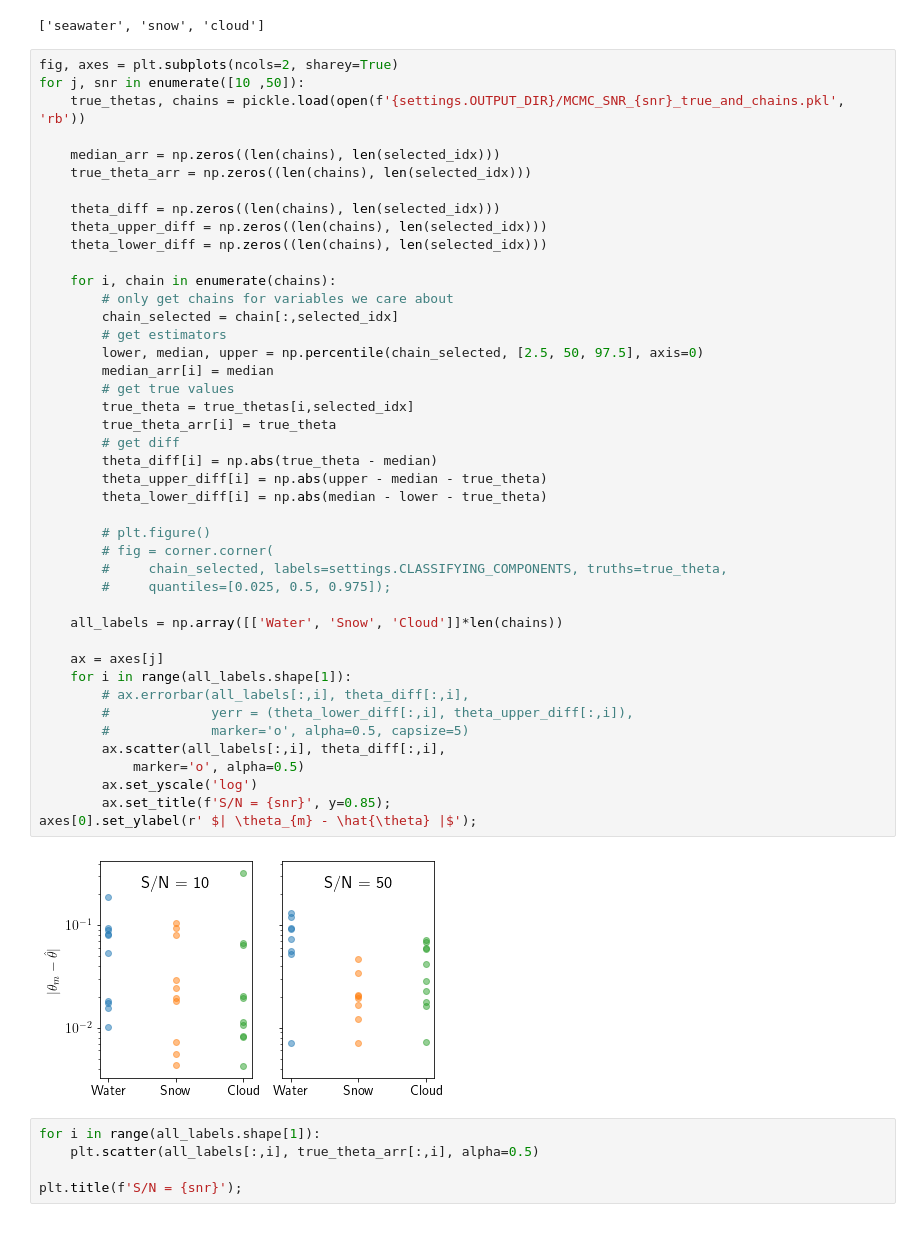
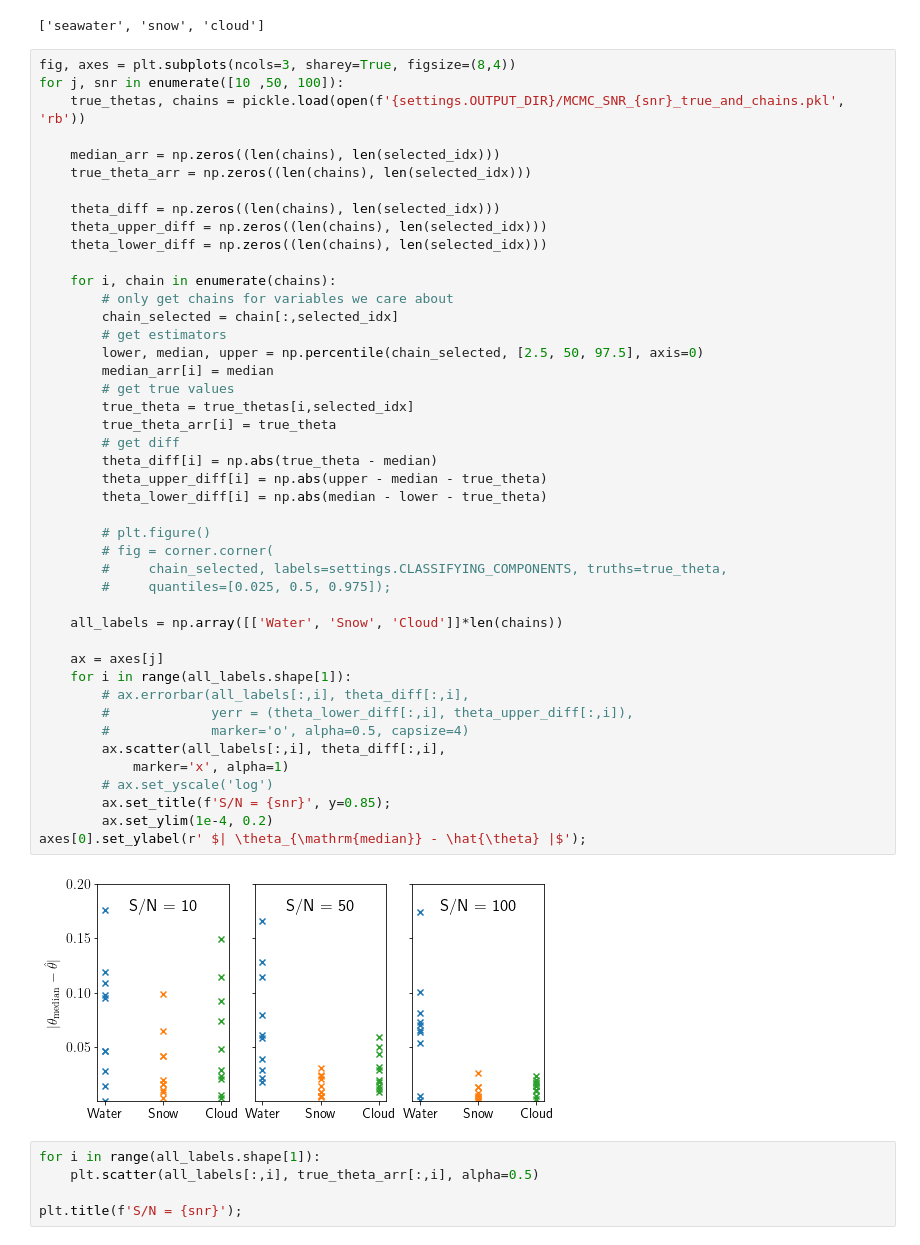
Before and after one commit to dangcpham/WaterDetection, a Jupyter notebook: mcmc_random.ipynb, the cells around one changed output. Drawn from its saved outputs; the diff is of its cells as text.

```diff
--- a/mcmc_random.ipynb
+++ b/mcmc_random.ipynb
@@ -19,8 +19,8 @@ settings.CLASSIFYING_COMPONENTS
 # %% [output]
 ['seawater', 'snow', 'cloud']
 # %%
-fig, axes = plt.subplots(ncols=2, sharey=True)
-for j, snr in enumerate([10 ,50]):
+fig, axes = plt.subplots(ncols=3, sharey=True, figsize=(8,4))
+for j, snr in enumerate([10 ,50, 100]):
     true_thetas, chains = pickle.load(open(f'{settings.OUTPUT_DIR}/MCMC_SNR_{snr}_true_and_chains.pkl', 'rb'))
 
     median_arr = np.zeros((len(chains), len(selected_idx)))
@@ -31,38 +31,39 @@ for j, snr in enumerate([10 ,50]):
     theta_lower_diff = np.zeros((len(chains), len(selected_idx)))
 
     for i, chain in enumerate(chains):
         # only get chains for variables we care about
         chain_selected = chain[:,selected_idx]
         # get estimators
         lower, median, upper = np.percentile(chain_selected, [2.5, 50, 97.5], axis=0)
         median_arr[i] = median
         # get true values
         true_theta = true_thetas[i,selected_idx]
         true_theta_arr[i] = true_theta
         # get diff
         theta_diff[i] = np.abs(true_theta - median)
         theta_upper_diff[i] = np.abs(upper - median - true_theta)
         theta_lower_diff[i] = np.abs(median - lower - true_theta)
 
         # plt.figure()
         # fig = corner.corner(
         #     chain_selected, labels=settings.CLASSIFYING_COMPONENTS, truths=true_theta,
         #     quantiles=[0.025, 0.5, 0.975]);
 
     all_labels = np.array([['Water', 'Snow', 'Cloud']]*len(chains))
 
     ax = axes[j]
     for i in range(all_labels.shape[1]):
         # ax.errorbar(all_labels[:,i], theta_diff[:,i],
         #             yerr = (theta_lower_diff[:,i], theta_upper_diff[:,i]),
-        #             marker='o', alpha=0.5, capsize=5)
+        #             marker='o', alpha=0.5, capsize=4)
         ax.scatter(all_labels[:,i], theta_diff[:,i],
-            marker='o', alpha=0.5)
-        ax.set_yscale('log')
+            marker='x', alpha=1)
+        # ax.set_yscale('log')
         ax.set_title(f'S/N = {snr}', y=0.85);
-axes[0].set_ylabel(r' $| \theta_{m} - \hat{\theta} |$');
+        ax.set_ylim(1e-4, 0.2)
+axes[0].set_ylabel(r' $| \theta_{\mathrm{median}} - \hat{\theta} |$');
 # %% [output]
-[figure, old version]
+[figure, new version]
 # %%
 for i in range(all_labels.shape[1]):
     plt.scatter(all_labels[:,i], true_theta_arr[:,i], alpha=0.5)
```
Also changed, not shown: 4 other files.
